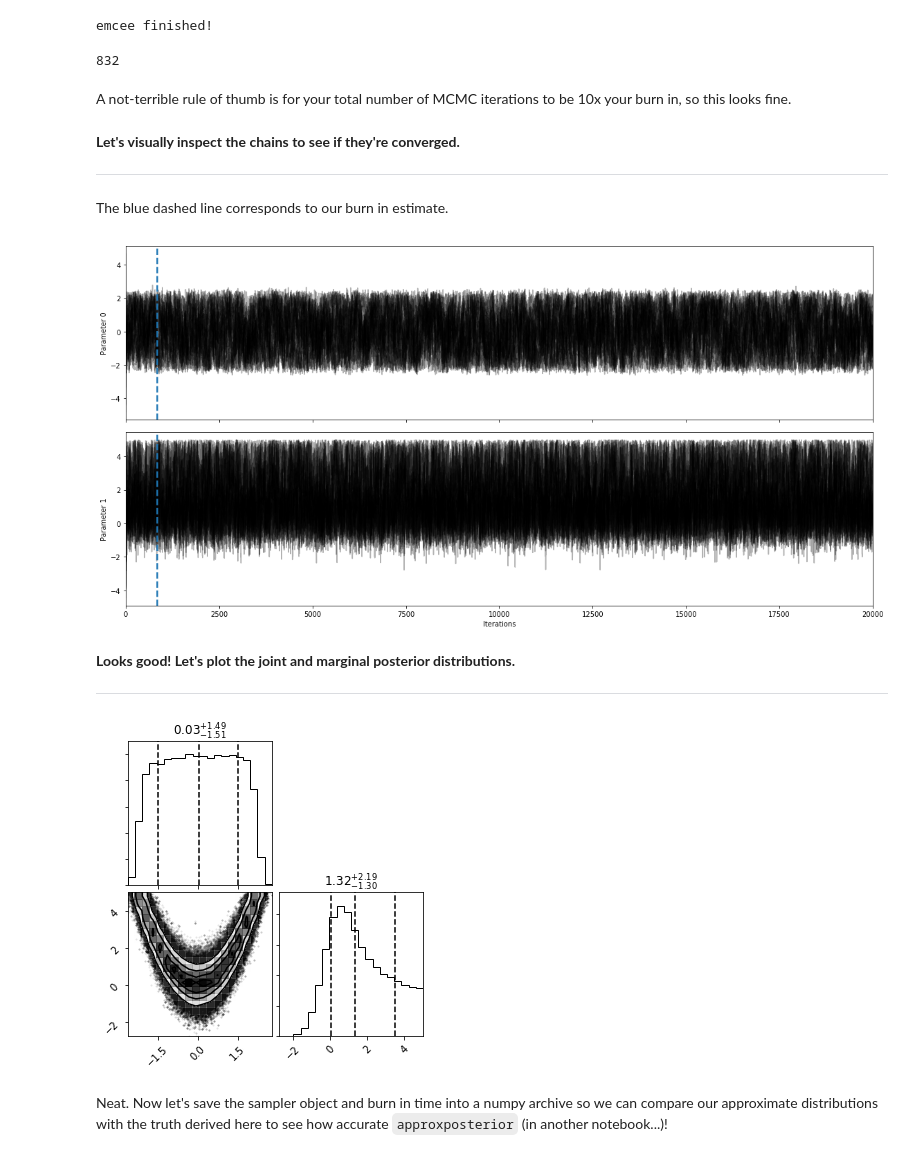
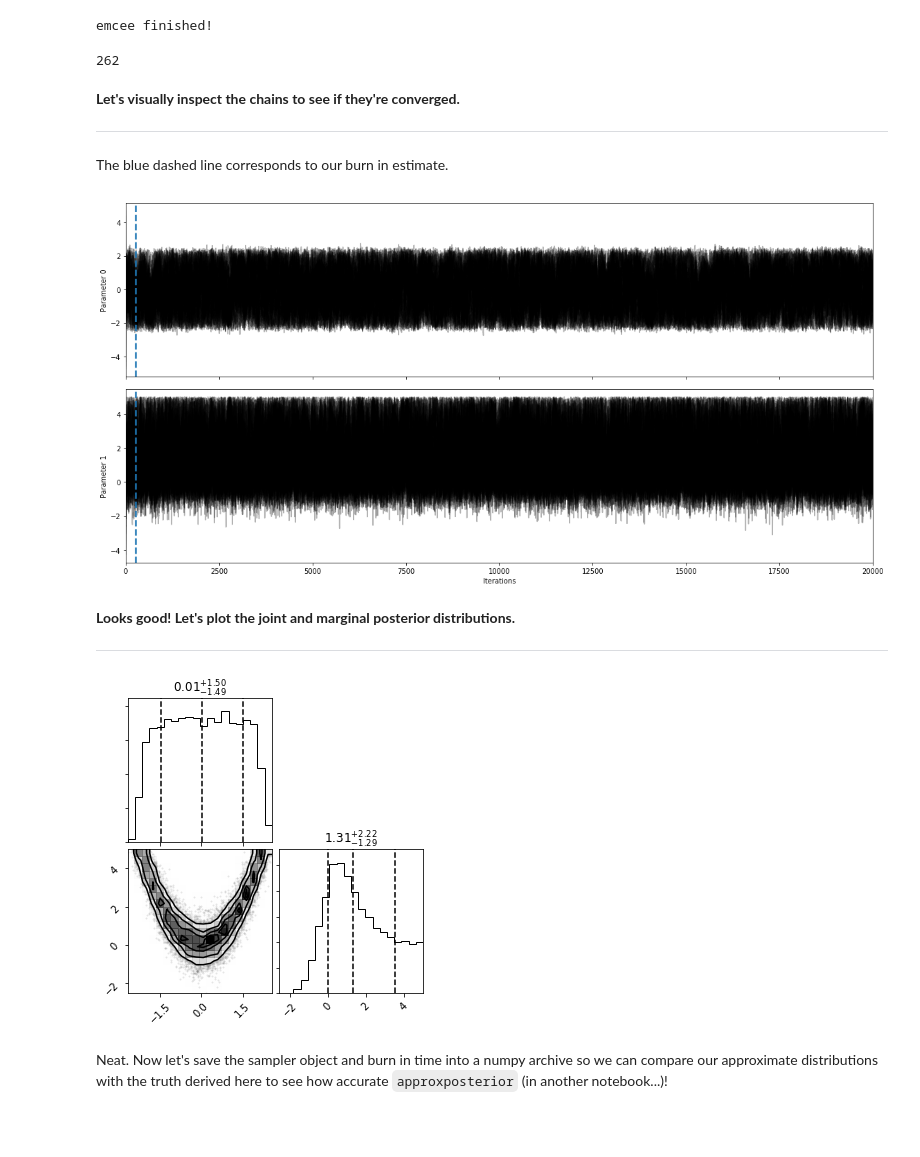
Before and after one commit to dflemin3/approxposterior, a Jupyter notebook: examples/Notebooks/TrueRosenbrockPosterior.ipynb, the cells around one changed output. Cells and saved outputs as stored; diff of their text form; code cells hidden in the pictures; blank space fills up the shorter version.

````diff
--- a/examples/Notebooks/TrueRosenbrockPosterior.ipynb
+++ b/examples/Notebooks/TrueRosenbrockPosterior.ipynb
@@ -30,7 +30,7 @@ np.random.seed(42)
 ndim = 2          # Number of dimensions
 nsteps = 20000    # Number of MCMC iterations
 
-nwalk = 10 * ndim # Use 10 walkers per dimension
+nwalk = 20 * ndim # Use 20 walkers per dimension
 
 # Initial guess for walkers (random over prior)
 p0 = [lh.rosenbrockSample(1) for j in range(nwalk)]
@@ -53,13 +53,11 @@ sampler.run_mcmc(p0, nsteps)
 print("emcee finished!")
 # %% [output]
 emcee finished!
-# %%
-iburn = mcmcUtils.estimateBurnin(sampler, nwalk, nsteps, ndim)
-print(iburn)
-# %% [output]
-832
-# %% [markdown]
-A not-terrible rule of thumb is for your total number of MCMC iterations to be 10x your burn in, so this looks fine.
+# %%
+iburn = int(2.0*np.max(sampler.get_autocorr_time(tol=0)))
+print(iburn)
+# %% [output]
+262
 # %% [markdown]
 **Let's visually inspect the chains to see if they're converged.**
 
@@ -86,19 +84,19 @@ ax[1].set_xlabel("Iterations")
 
 fig.tight_layout()
 # %% [output]
-[figure, old version]
+[figure, new version]
 # %% [markdown]
 **Looks good!  Let's plot the joint and marginal posterior distributions.**
 
 ---
 # %%
-fig = corner.corner(sampler.flatchain[iburn:],
+fig = corner.corner(sampler.get_chain(discard=iburn, flat=True, thin=int(iburn/4.0)),
                     quantiles=[0.16, 0.5, 0.84],
                     plot_contours=True, show_titles=True);
 
 fig.savefig("true_post.pdf", bbox_inches="tight")
 # %% [output]
-[figure, old version]
+[figure, new version]
 # %% [markdown]
 Neat.  Now let's save the sampler object and burn in time into a numpy archive so we can compare our approximate distributions with the truth derived here to see how accurate ```approxposterior``` (in another notebook...)!
 # %%
````
Also changed, not shown: parts of 3 cells of this notebook, 6 other files.
